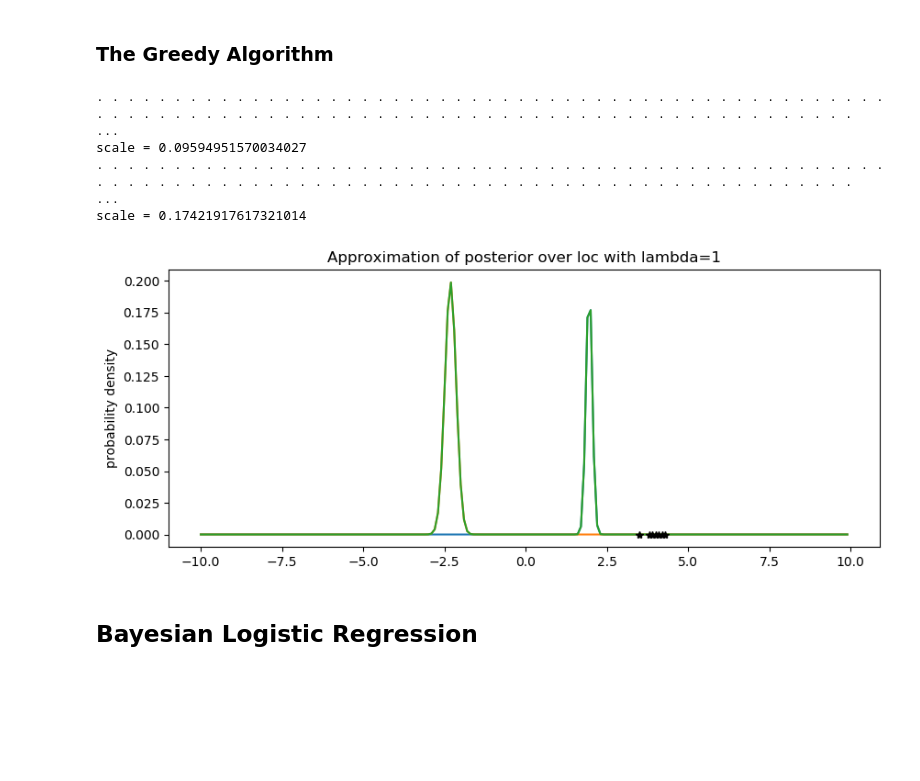
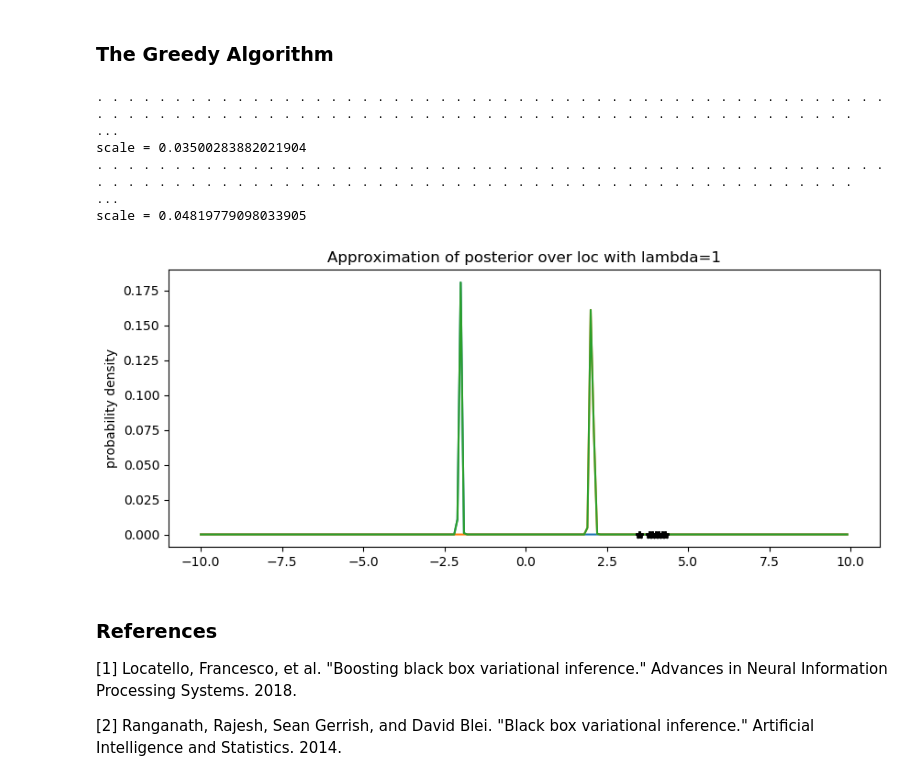
Before and after one commit to gideonite/projects2019-boosting-bbvi-pyro, a Jupyter notebook: boosting_bbvi_tutorial.ipynb, the cells around one changed output. Cells and saved outputs as stored; diff of their text form; code cells hidden in the pictures; blank space fills up the shorter version.

```diff
--- a/boosting_bbvi_tutorial.ipynb
+++ b/boosting_bbvi_tutorial.ipynb
@@ -57,7 +62,7 @@ def model(data):
     prior_loc = torch.tensor([0.])
     prior_scale = torch.tensor([5.])
     loc = pyro.sample('loc', dist.Normal(prior_loc, prior_scale))
-    scale = torch.tensor([1.])
+    scale = torch.tensor([0.1])
 
     with pyro.plate('data', len(data)):
         # Local variables.
@@ -104,23 +125,13 @@ def approximation(data, components, weights):
     assignment = pyro.sample('assignment', dist.Categorical(weights))
     result = components[assignment](data)
     return result
-# %%
-def dummy_approximation(data):
-    scale_q = pyro.param('scale_0', torch.tensor([1.0]), constraints.positive)
-    loc_q = pyro.param('loc_0', torch.tensor([20.0]))
-    pyro.sample("loc", dist.Normal(loc_q, scale_q))
 # %% [markdown]
 ### The Greedy Algorithm
 # %%
-"""
-
-"""
-import math
 import os
 from collections import defaultdict
 from functools import partial
 
-import matplotlib
 import numpy as np
 import pyro
 import pyro.distributions as dist
@@ -128,10 +139,8 @@ import scipy.stats
 import torch
 import torch.distributions.constraints as constraints
 from matplotlib import pyplot
-from pyro import poutine
-from pyro.infer import SVI, Trace_ELBO, TraceEnum_ELBO, config_enumerate
-from pyro.infer.autoguide import AutoDelta
-from pyro.optim import SGD, Adam
+from pyro.infer import SVI, Trace_ELBO
+from pyro.optim import Adam
 from pyro.poutine import block, replay, trace
 
 # this is for running the notebook in our testing framework
@@ -145,11 +154,11 @@ pyro.enable_validation(True)
 # clear the param store in case we're in a REPL
 pyro.clear_param_store()
 
-data = torch.tensor([4.0, 4.2, 3.9, 4.1, 3.8, 3.5, 4.3])
+data = torch.tensor([4.0, 4.2, 3.9, 4.1, 3.8, 3.5, 4.3]*10)
 
 def guide(data, index):
     scale_q = pyro.param('scale_{}'.format(index), torch.tensor([1.0]), constraints.positive)
-    loc_q = pyro.param('loc_{}'.format(index), torch.tensor([1.0]))
+    loc_q = pyro.param('loc_{}'.format(index), torch.tensor([0.0]))
     pyro.sample("loc", dist.Normal(loc_q, scale_q))
 
 def model(data):
@@ -157,7 +166,7 @@ def model(data):
     prior_loc = torch.tensor([0.])
     prior_scale = torch.tensor([5.])
     loc = pyro.sample('loc', dist.Normal(prior_loc, prior_scale))
-    scale = torch.tensor([1.])
+    scale = torch.tensor([0.1])
 
     with pyro.plate('data', len(data)):
         # Local variables.
@@ -171,23 +180,17 @@ def relbo(model, guide, *args, **kwargs):
     # i.e. record all the calls to Pyro primitives like sample() and param().
     guide_trace = trace(guide).get_trace(*args, **kwargs)
 
-    model_trace = trace(replay(model, guide_trace)).get_trace(*args, **kwargs)
-
-
     replayed_approximation = trace(replay(block(approximation, expose=['loc']), guide_trace))
     approximation_trace = replayed_approximation.get_trace(*args, **kwargs)
     # We will acculoclate the various terms of the ELBO in `elbo`.
 
-    # This is how we computed the ELBO before using TraceEnum_ELBO:
-    elbo = model_trace.log_prob_sum() - relbo_lambda * guide_trace.log_prob_sum()\
-         - approximation_trace.log_prob_sum()
 
     loss_fn = pyro.infer.Trace_ELBO(max_plate_nesting=1).differentiable_loss(model,
                                                                              guide,
                                                                              *args,
                                                                              **kwargs)
 
-    elbo = -loss_fn - 0.1 * approximation_trace.log_prob_sum()
+    elbo = -loss_fn -  approximation_trace.log_prob_sum()
 
     return -elbo
 
@@ -204,7 +207,7 @@ def dummy_approximation(data):
 def boosting_bbvi():
     n_iterations = 2
     relbo_lambda = 1
-    initial_approximation = dummy_approximation
+    initial_approximation = partial(guide, index=0)
     components = [initial_approximation]
     weights = torch.tensor([1.])
     wrapped_approximation = partial(approximation, components=components, weights=weights)
@@ -212,7 +215,6 @@ def boosting_bbvi():
     locs = [0]
     scales = [0]
 
-    gradient_norms = defaultdict(list)
     duality_gap = []
     entropies = []
     model_log_likelihoods = []
@@ -223,7 +225,7 @@ def boosting_bbvi():
         losses = []
         # Register hooks to monitor gradient norms.
 
-        adam_params = {"lr": 0.002, "betas": (0.90, 0.999)}
+        adam_params = {"lr": 0.01, "betas": (0.90, 0.999)}
         optimizer = Adam(adam_params)
 
         svi = SVI(model, wrapped_guide, optimizer, loss=relbo)
@@ -243,35 +245,33 @@ def boosting_bbvi():
         weights = torch.cat((weights, torch.tensor([new_weight])))
 
         wrapped_approximation = partial(approximation, components=components, weights=weights)
 
         scale = pyro.param("scale_{}".format(t)).item()
         scales.append(scale)
         loc = pyro.param("loc_{}".format(t)).item()
         locs.append(loc)
         print('loc = {}'.format(loc))
         print('scale = {}'.format(scale))
 
 
     X = np.arange(-10, 10, 0.1)
     pyplot.figure(figsize=(10, 4), dpi=100).set_facecolor('white')
     total_approximation = np.zeros(X.shape)
     for i in range(1, n_iterations + 1):
         Y = weights[i].item() * scipy.stats.norm.pdf((X - locs[i]) / scales[i])
         pyplot.plot(X, Y)
         total_approximation += Y
     pyplot.plot(X, total_approximation)
     pyplot.plot(data.data.numpy(), np.zeros(len(data)), 'k*')
     pyplot.title('Approximation of posterior over loc with lambda={}'.format(relbo_lambda))
     pyplot.ylabel('probability density')
     pyplot.show()
 
 if __name__ == '__main__':
     boosting_bbvi()
 # %% [output]
 . . . . . . . . . . . . . . . . . . . . . . . . . . . . . . . . . . . . . . . . . . . . . . . . . . . . . . . . . . . . . . . . . . . . . . . . . . . . . . . . . . . . . . . . . . . . . . . . . . . .  ...
-scale = 0.09594951570034027
+scale = 0.03500283882021904
 . . . . . . . . . . . . . . . . . . . . . . . . . . . . . . . . . . . . . . . . . . . . . . . . . . . . . . . . . . . . . . . . . . . . . . . . . . . . . . . . . . . . . . . . . . . . . . . . . . . .  ...
-scale = 0.17421917617321014
+scale = 0.04819779098033905
-[figure, old version]
+[figure, new version]
-# %% [markdown]
-## Bayesian Logistic Regression
@@ -629,0 +278,6 @@ if __name__ == '__main__':
+# %% [markdown]
+### References
+
+[1] Locatello, Francesco, et al. "Boosting black box variational inference." Advances in Neural Information Processing Systems. 2018.
+
+[2] Ranganath, Rajesh, Sean Gerrish, and David Blei. "Black box variational inference." Artificial Intelligence and Statistics. 2014.
```
Also changed, not shown: parts of 14 cells of this notebook.
